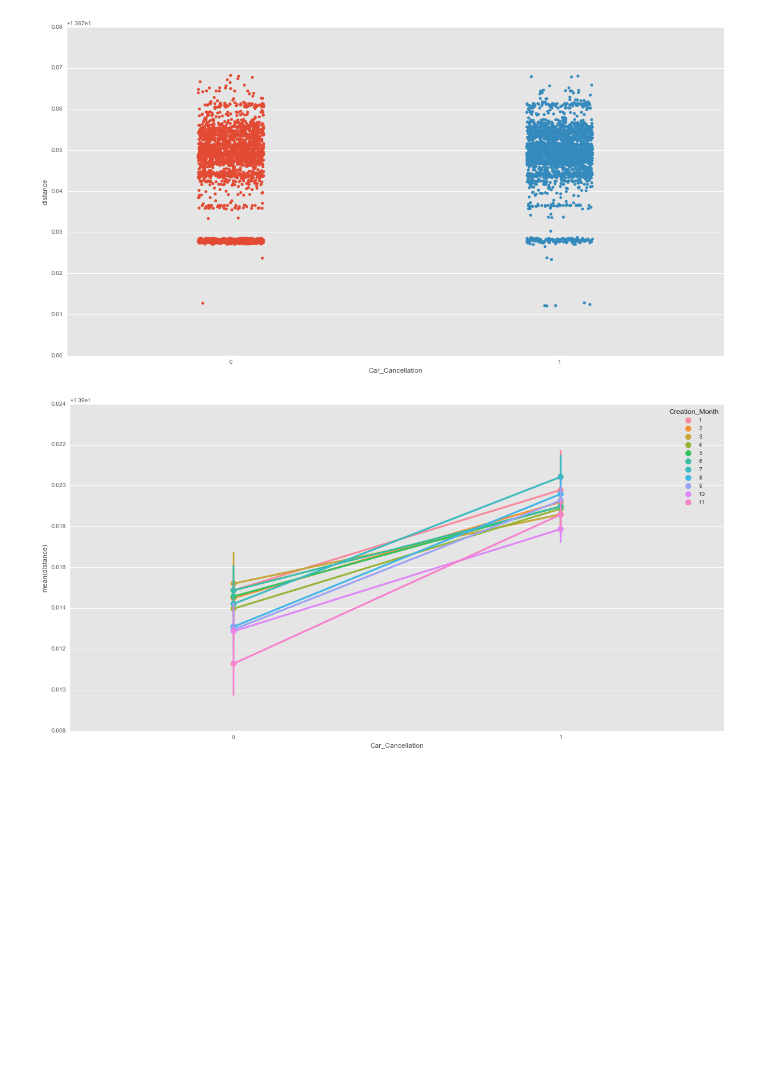
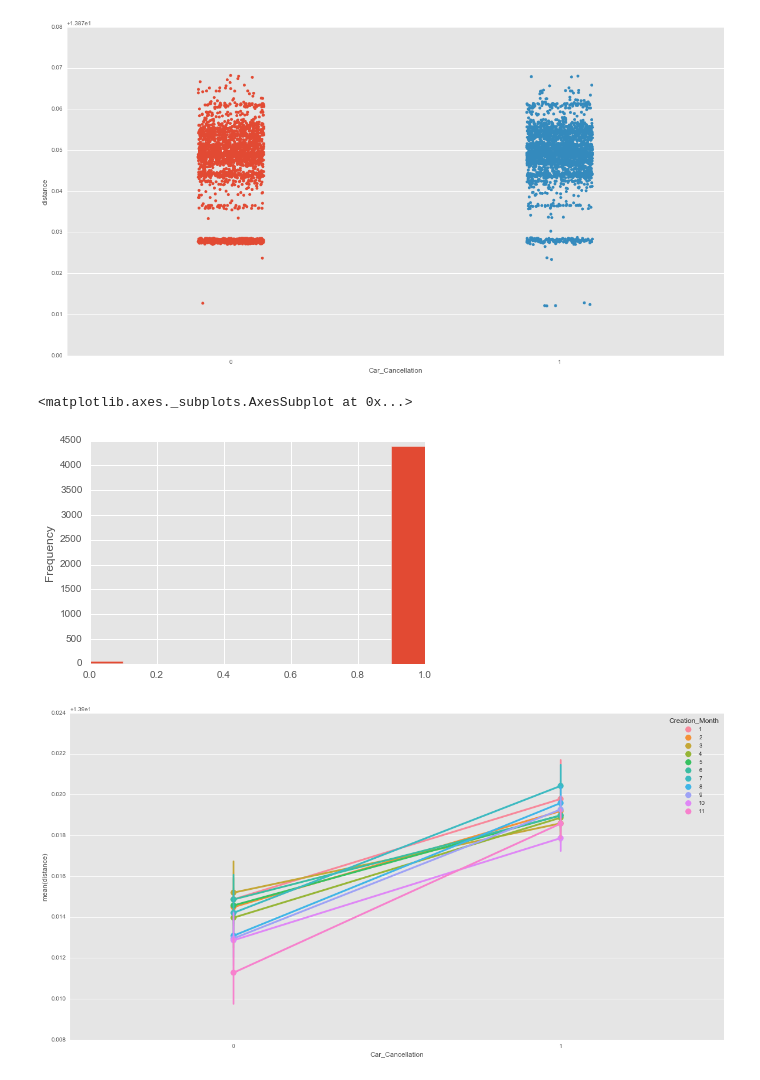
Before and after one commit to devesh1412/DS-SF-23, a Jupyter notebook: final-project/final_analysis/Final_Project_30JUN.ipynb, the cells around one changed output. Cells and saved outputs as stored; diff of their text form; code cells hidden in the pictures; blank space fills up the shorter version.

```diff
--- a/final-project/final_analysis/Final_Project_30JUN.ipynb
+++ b/final-project/final_analysis/Final_Project_30JUN.ipynb
@@ -1171,6 +1211,11 @@ sns.stripplot(x="Car_Cancellation", y="distance", data=train_df, jitter=True);
 [figure]
 # %%
 #
+# %%
+(train_y_strat_hat == train_y_strat).plot(kind='hist')
+# %% [output]
+<matplotlib.axes._subplots.AxesSubplot at 0x...>
+[figure, added]
 # %%
 plt.figure(figsize=(20,10))
 
```
Also changed, not shown: parts of 8 cells of this notebook, 1 other file.
